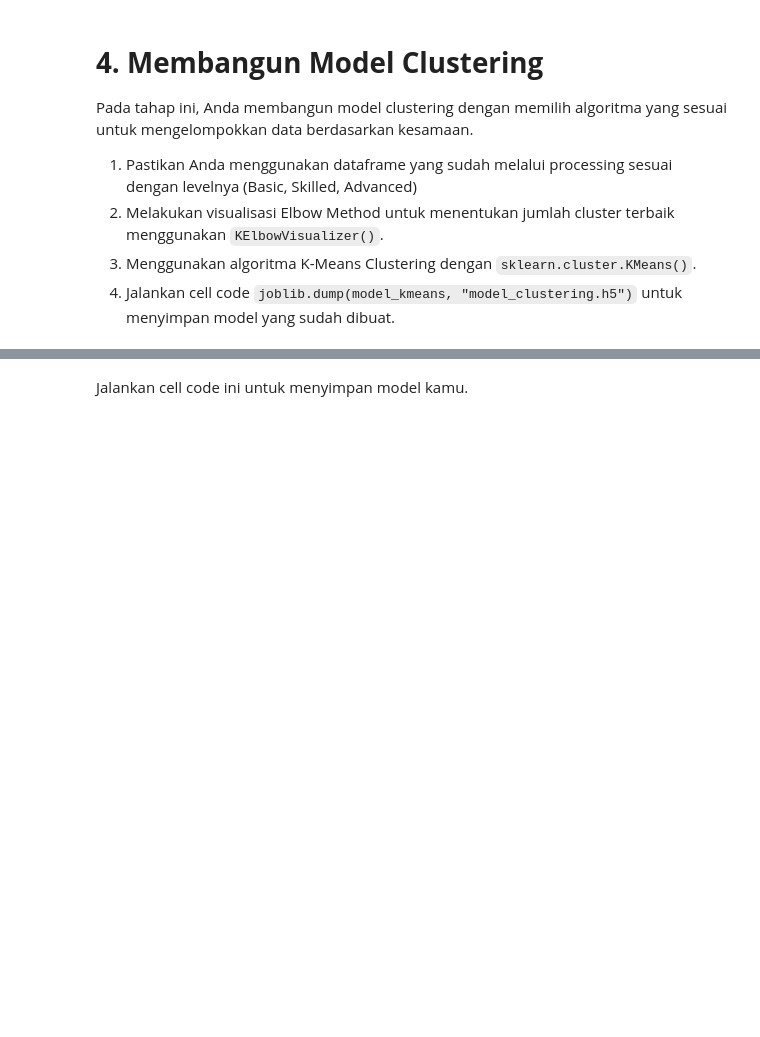
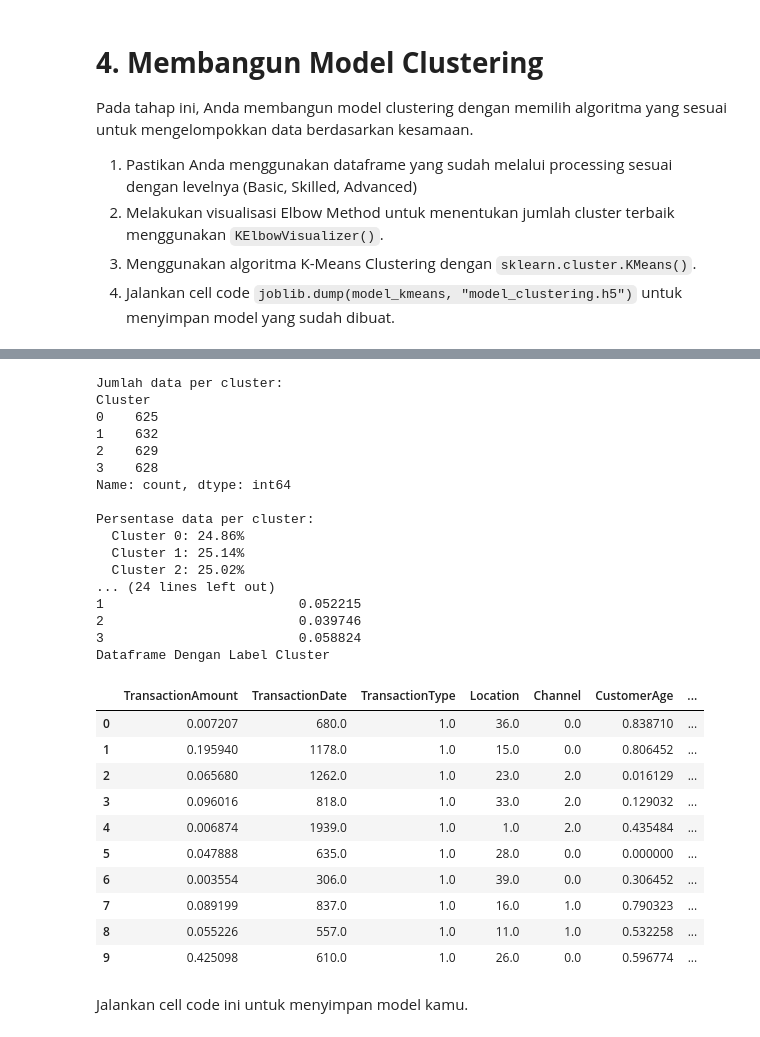
Before and after one commit to amrrmadhn/bmlp-dicoding, a Jupyter notebook: Clustering/[Clustering] Submission Akhir BMLP_Ammar Ramadhan.ipynb, the cells around one changed output, grey strips where cells are left out. Cells and saved outputs as stored; diff of their text form; code cells hidden in the pictures; blank space fills up the shorter version.

```diff
--- a/Clustering/[Clustering] Submission Akhir BMLP_Ammar Ramadhan.ipynb
+++ b/Clustering/[Clustering] Submission Akhir BMLP_Ammar Ramadhan.ipynb
@@ -488,3 +698,69 @@ Pada tahap ini, Anda membangun model clustering dengan memilih algoritma yang se
+# %%
+# Menggunakan algoritma K-Means Clustering
+
+optimal_k = 4
+
+# Inisialisasi model KMeans dengan k=4
+kmeans = KMeans(n_clusters=optimal_k, random_state=42, n_init=10)
+
+# Fit model dan prediksi cluster
+# Use the df_scaled_numeric dataframe which does not contain string columns
+df_scaled['Cluster'] = kmeans.fit_predict(df_scaled_numeric)
+
+# Informasi hasil clustering
+print(f"\nJumlah data per cluster:")
+print(df_scaled['Cluster'].value_counts().sort_index())
+
+print(f"\nPersentase data per cluster:")
+cluster_percentage = df_scaled['Cluster'].value_counts(normalize=True).sort_index() * 100
+for cluster, percentage in cluster_percentage.items():
+    print(f"  Cluster {cluster}: {percentage:.2f}%")
+
+print(f"\nInertia (within-cluster sum of squares): {kmeans.inertia_:.4f}")
+
+# Menampilkan centroid setiap cluster
+
+print("Cluster Centers (Centroids)")
+
+# Use the columns from df_scaled_numeric for centroid display
+centroids_df = pd.DataFrame(kmeans.cluster_centers_,
+                            columns=df_scaled_numeric.columns)
+print(centroids_df)
+
+# Tampilkan dataframe dengan label cluster
+
+print("Dataframe Dengan Label Cluster")
+
+df_scaled.head(10)
+# %% [output]
+Jumlah data per cluster:
+Cluster
+0    625
+1    632
+2    629
+3    628
+Name: count, dtype: int64
+
+Persentase data per cluster:
+  Cluster 0: 24.86%
+  Cluster 1: 25.14%
+  Cluster 2: 25.02%
+... (24 lines left out)
+1                         0.052215
+2                         0.039746
+3                         0.058824
+Dataframe Dengan Label Cluster
+|  | TransactionAmount | TransactionDate | TransactionType | Location | Channel | CustomerAge | ... |
+| 0 | 0.007207 | 680.0 | 1.0 | 36.0 | 0.0 | 0.838710 | ... |
+| 1 | 0.195940 | 1178.0 | 1.0 | 15.0 | 0.0 | 0.806452 | ... |
+| 2 | 0.065680 | 1262.0 | 1.0 | 23.0 | 2.0 | 0.016129 | ... |
+| 3 | 0.096016 | 818.0 | 1.0 | 33.0 | 2.0 | 0.129032 | ... |
+| 4 | 0.006874 | 1939.0 | 1.0 | 1.0 | 2.0 | 0.435484 | ... |
+| 5 | 0.047888 | 635.0 | 1.0 | 28.0 | 0.0 | 0.000000 | ... |
+| 6 | 0.003554 | 306.0 | 1.0 | 39.0 | 0.0 | 0.306452 | ... |
+| 7 | 0.089199 | 837.0 | 1.0 | 16.0 | 1.0 | 0.790323 | ... |
+| 8 | 0.055226 | 557.0 | 1.0 | 11.0 | 1.0 | 0.532258 | ... |
+| 9 | 0.425098 | 610.0 | 1.0 | 26.0 | 0.0 | 0.596774 | ... |
 # %% [markdown]
 Jalankan cell code ini untuk menyimpan model kamu.
 # %%
```
Also changed, not shown: parts of 25 cells of this notebook.
